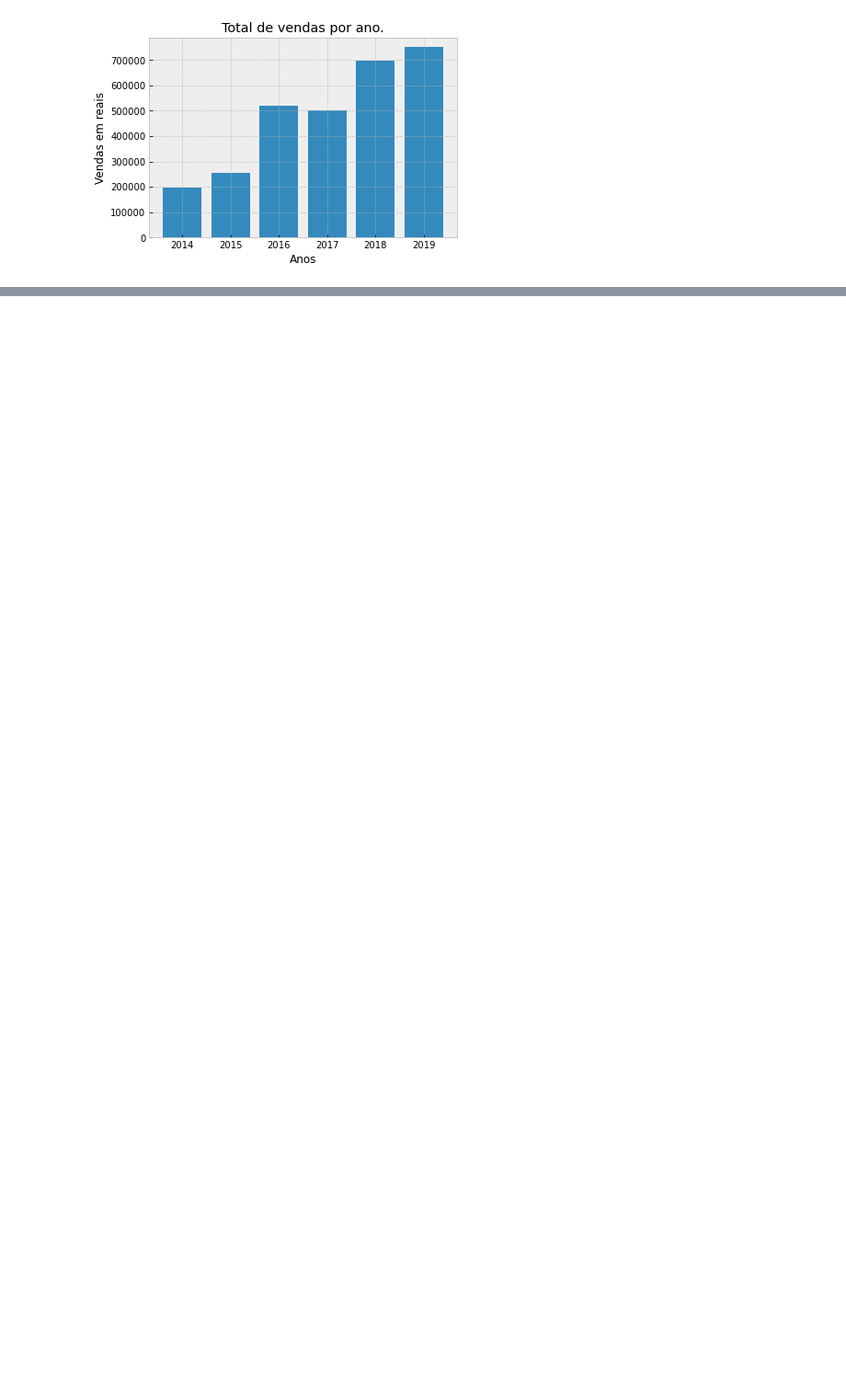
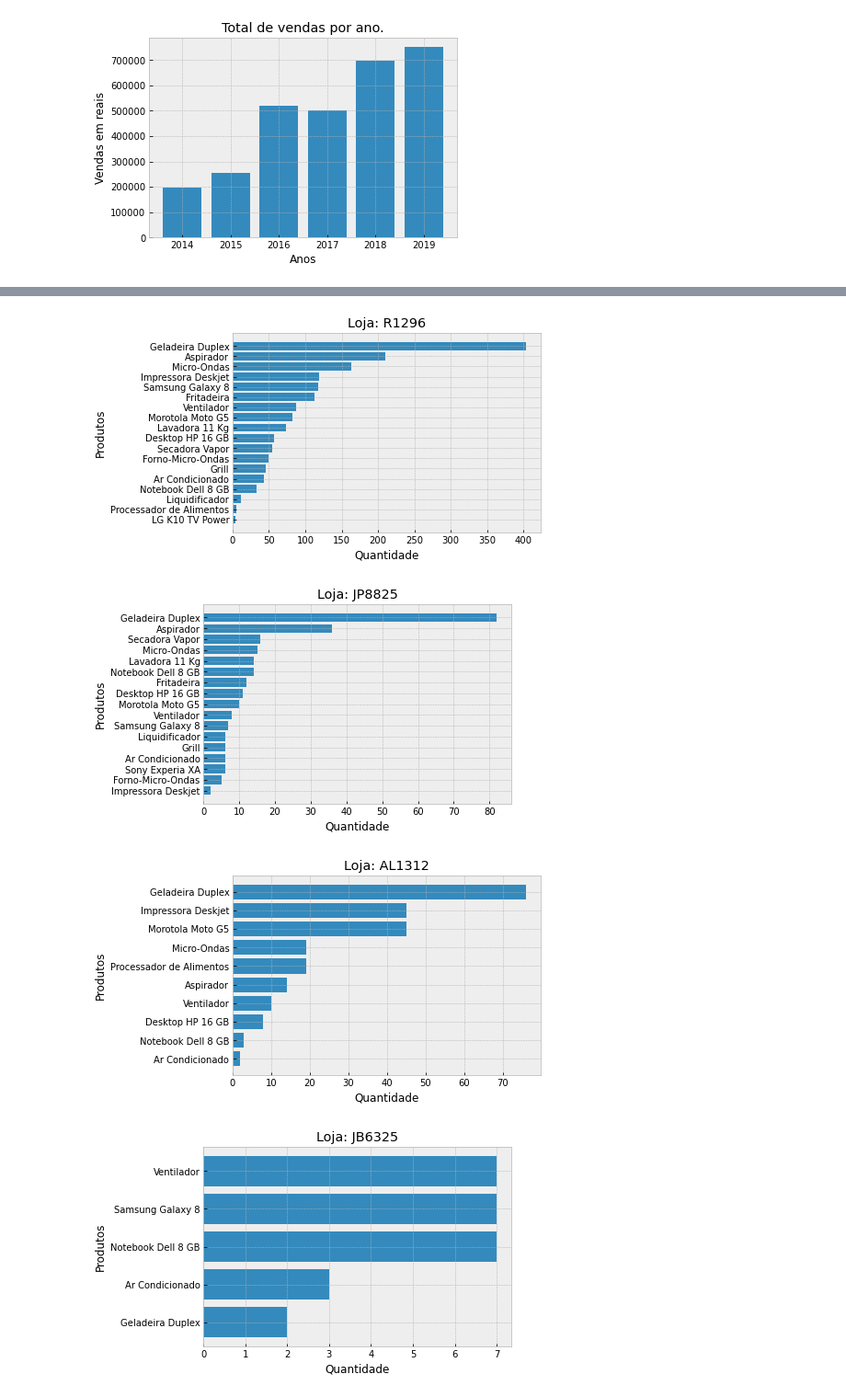
Before and after one commit to S-Nathalia/FCD, a Jupyter notebook: Projeto FCD.ipynb, the cells around one changed output, grey strips where cells are left out. Shown: that part at 92% size. Cells and saved outputs as stored; diff of their text form; code cells hidden in the pictures; blank space fills up the shorter version.

```diff
--- a/Projeto FCD.ipynb
+++ b/Projeto FCD.ipynb
@@ -83,0 +117,37 @@ Loja: AL1312, item: [['Geladeira Duplex', 76], ['Morotola Moto G5', 45], ['Impre
+# %%
+# --------------------- 2a parte da questao --------------------------------
+''' preechendo dicLojas com todas as lojas da base.
+    prodLoja(produto/item[0], loja[1]) '''
+dicLojas = {x[1] for x in prodLoja}
+
+''' para cada loja, é adicionada os items respectivos a ela em itemLoja
+    se a loja da dupla verificada for a mesma que a loja verificada a vez
+    itemLoja recebe (item, loja). '''
+for loja in dicLojas:
+    itemLoja = []
+    for dupla in prodLoja:
+        if dupla[1] == loja:
+            itemLoja.append(dupla)
+    ordItemLoja = []
+
+    ''' set = conjunto disjunto; items nao repetidos
+        ordItemLoja recebe o item e a quantidade do mesmo para a loja em questao
+        ordItemLoja é ordenado '''
+    for item in set(itemLoja):
+        ordItemLoja.append([item[0], itemLoja.count(item)])
+    ordItemLoja = sorted(ordItemLoja, key = lambda x : x[1], reverse = False)
+
+#     print(f'Loja: {loja}, item: {ordItemLoja}')
+    title = f'Loja: {loja}'
+    plt.title(title)
+    plt.xlabel("Quantidade")
+    plt.ylabel("Produtos")
+    plt.barh([n[0] for n in ordItemLoja], [n[1] for n in ordItemLoja])
+    plt.show()
+
+    #TODO: revisar resposta
+# %% [output]
+[figure, added]
+[figure, added]
+[figure, added]
+[figure, added]
```
Also changed, not shown: parts of 26 cells of this notebook.
